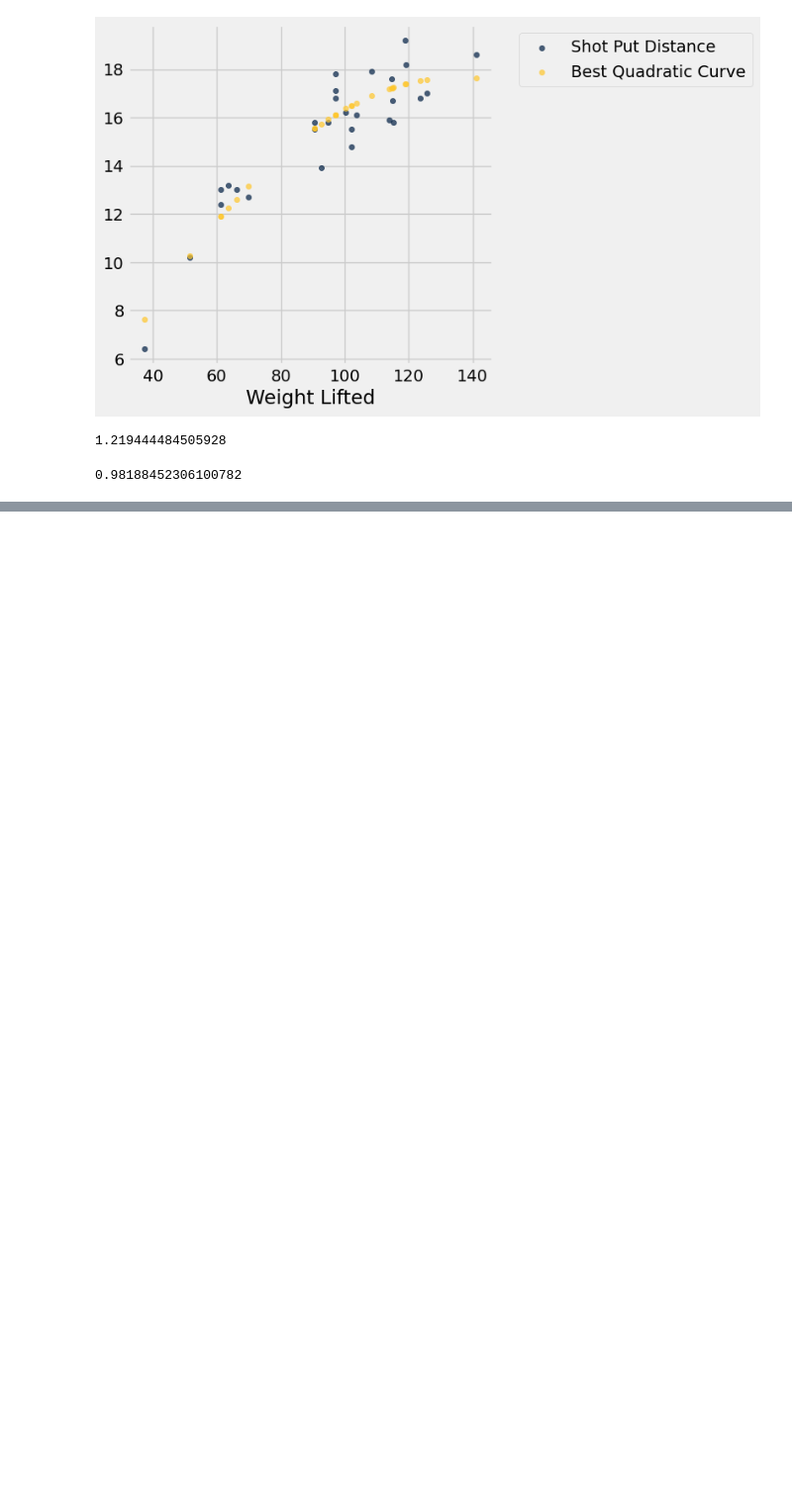
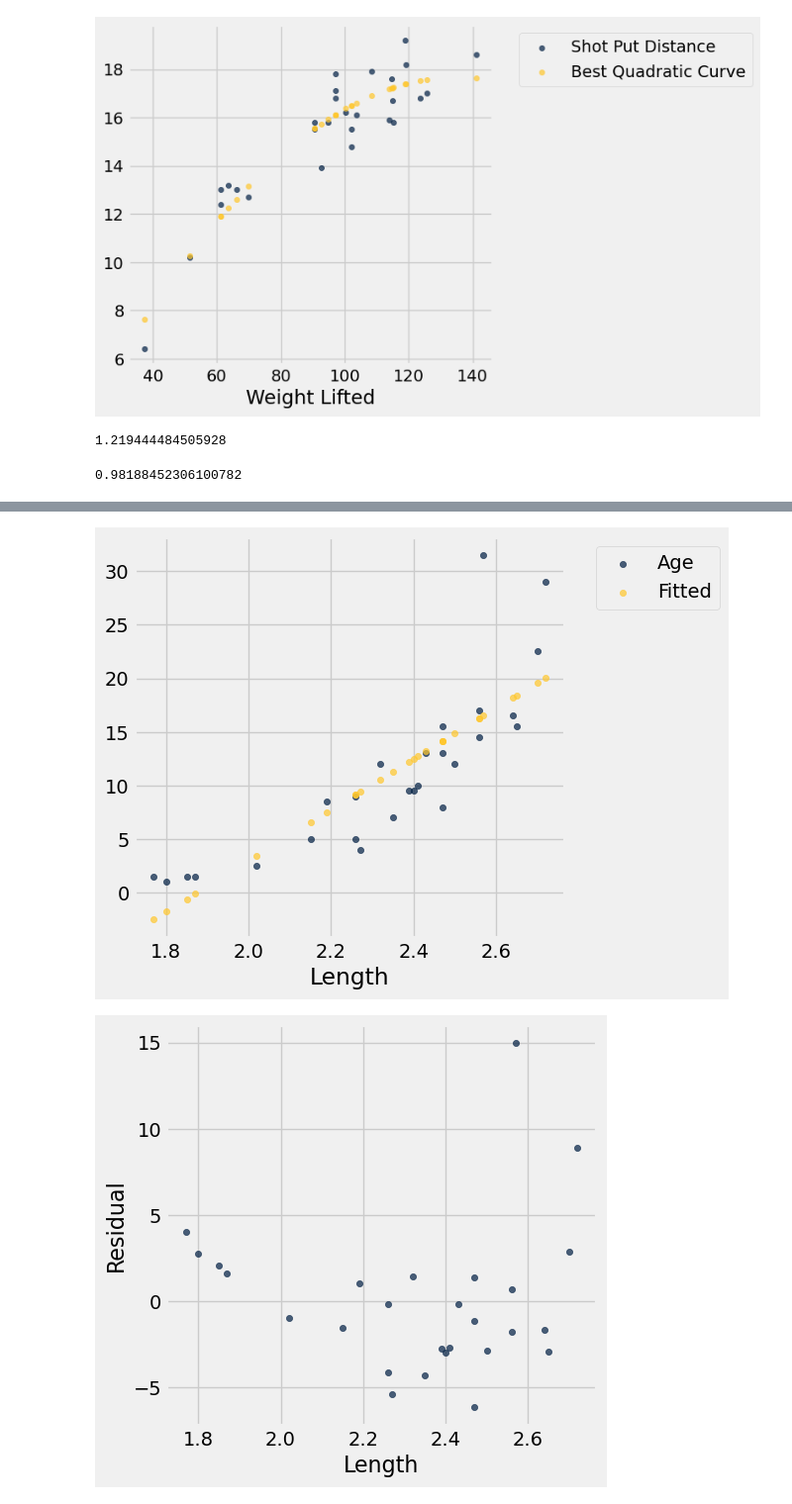
Before and after one commit to lawtonsclass/f24-code-from-class, a Jupyter notebook: data8-practice/ch15.ipynb, the cells around one changed output, grey strips where cells are left out. Shown at 99% size. Cells and saved outputs as stored; diff of their text form; code cells hidden in the pictures; blank space fills up the shorter version.

```diff
--- a/data8-practice/ch15.ipynb
+++ b/data8-practice/ch15.ipynb
@@ -565,0 +686,6 @@ shotput_quadratic_rmse(-1.04003731e-03,   2.82706003e-01,  -1.53167618e+00)
+# %%
+plot_fitted(dugong, 'Length', 'Age')
+plot_residuals(dugong, 'Length', 'Age')
+# %% [output]
+[figure, added]
+[figure, added]
```
Also changed, not shown: parts of 23 cells of this notebook, 5 other files.
